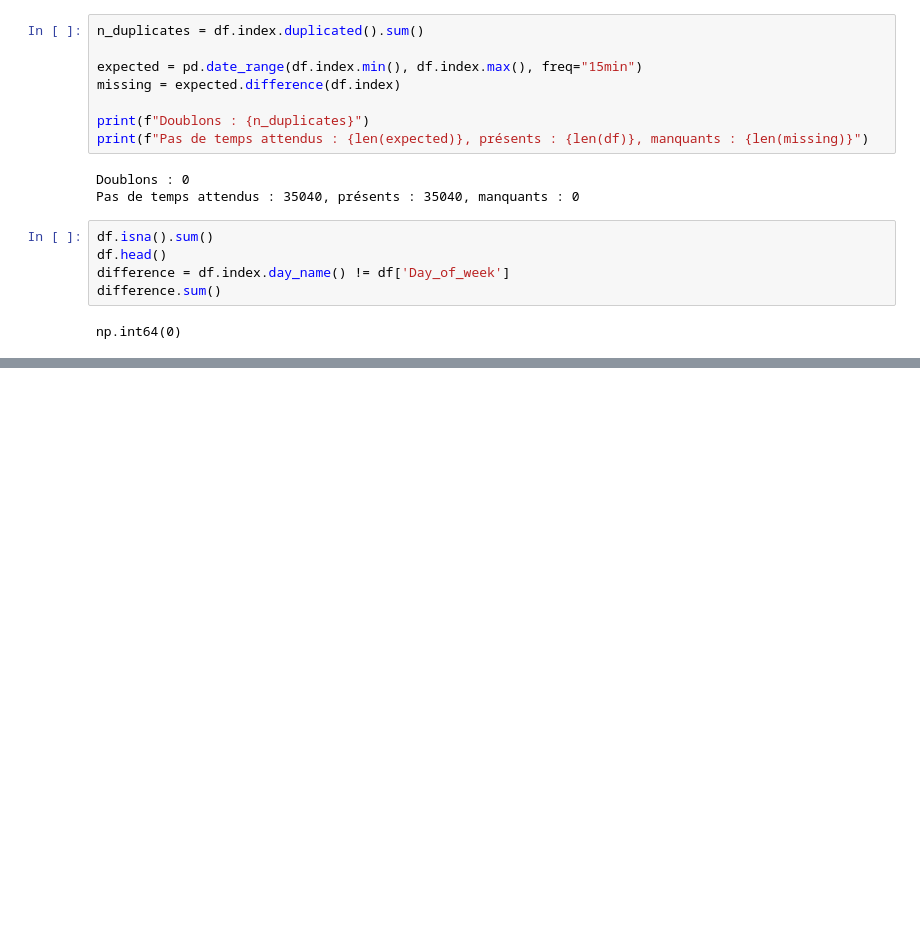
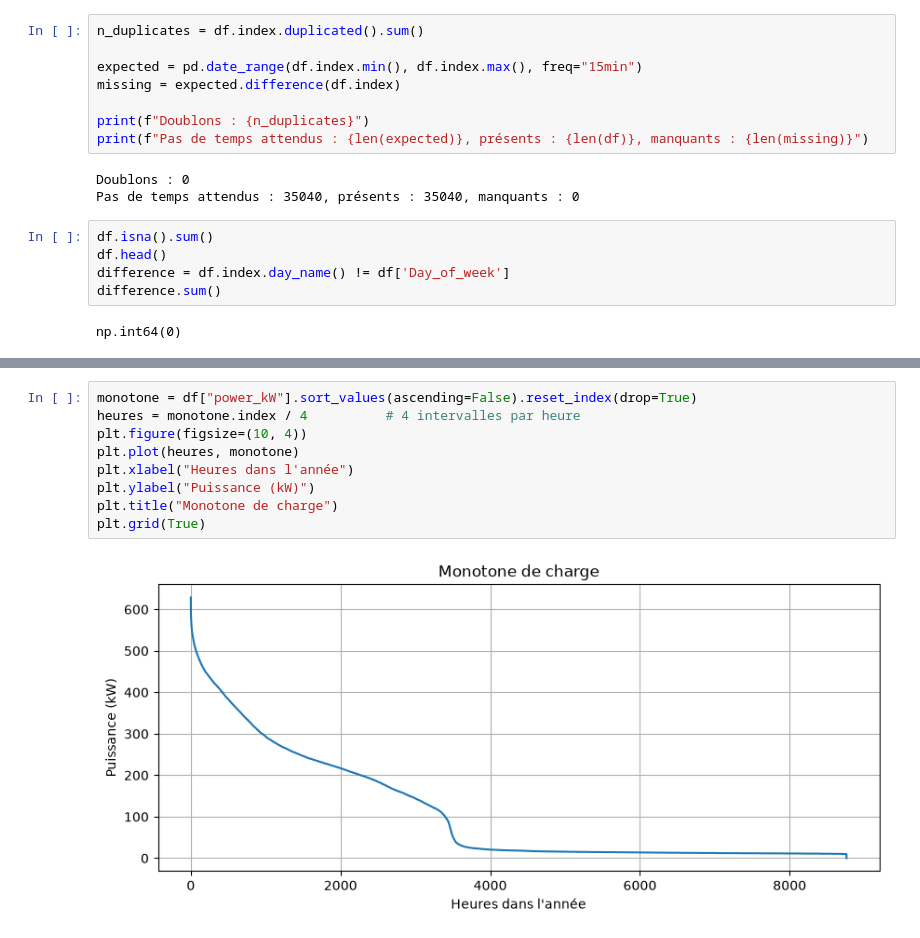
Before and after one commit to ILYASSE339/industrial-energy-kpi-db, a Jupyter notebook: notebooks/01_exploration.ipynb, the cells around one changed output, grey strips where cells are left out. Cells and saved outputs as stored; diff of their text form; blank space fills up the shorter version.

```diff
--- a/notebooks/01_exploration.ipynb
+++ b/notebooks/01_exploration.ipynb
@@ -58,0 +104,11 @@ np.int64(0)
+# %%
+monotone = df["power_kW"].sort_values(ascending=False).reset_index(drop=True)
+heures = monotone.index / 4          # 4 intervalles par heure
+plt.figure(figsize=(10, 4))
+plt.plot(heures, monotone)
+plt.xlabel("Heures dans l'année")
+plt.ylabel("Puissance (kW)")
+plt.title("Monotone de charge")
+plt.grid(True)
+# %% [output]
+[figure, added]
```
Also changed, not shown: parts of 4 cells of this notebook.
